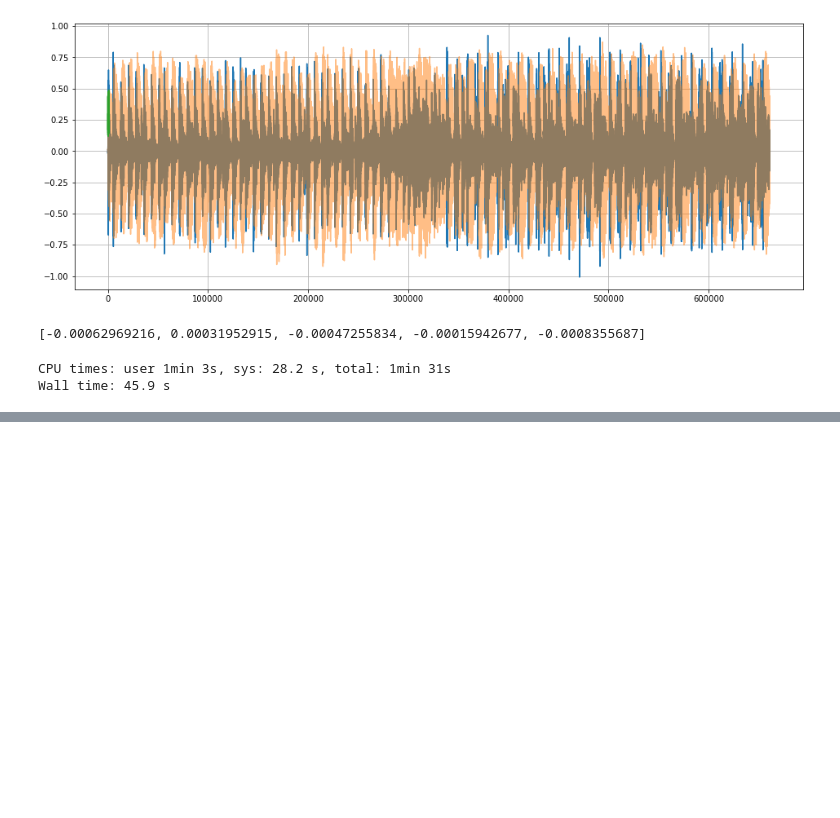
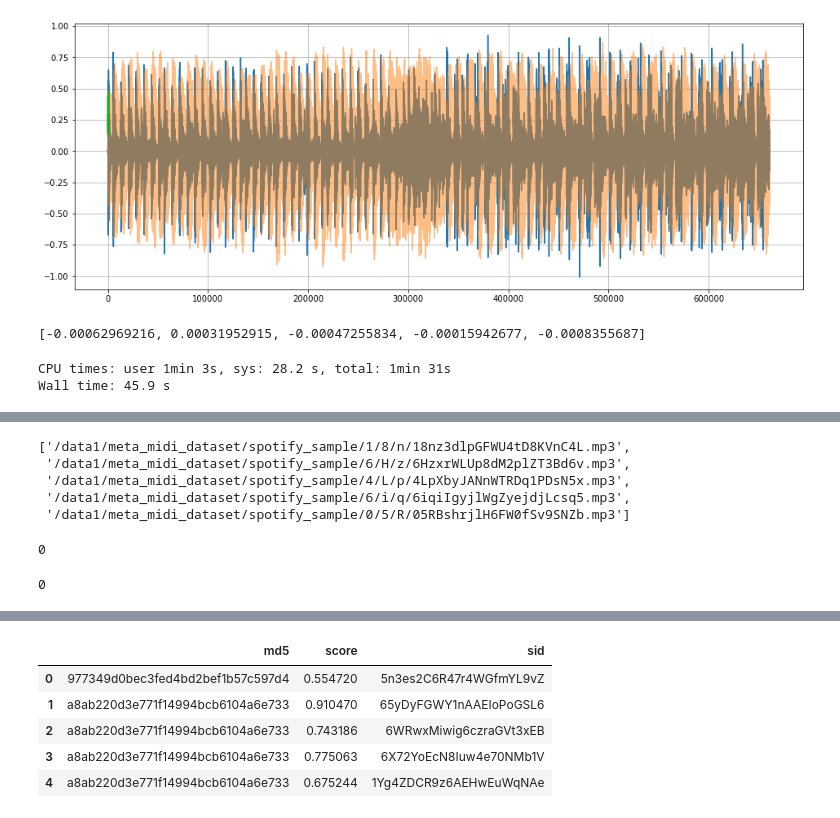
Before and after one commit to atsukoba/interactive-music-search, a Jupyter notebook: server/experiments/audio.ipynb, the cells around one changed output, grey strips where cells are left out. Cells and saved outputs as stored; diff of their text form; code cells hidden in the pictures; blank space fills up the shorter version.

```diff
--- a/server/experiments/audio.ipynb
+++ b/server/experiments/audio.ipynb
@@ -255,0 +282,29 @@ NameError: name 'results_df' is not defined
+# %%
+audio_files[:5]
+# %% [output]
+['/data1/meta_midi_dataset/spotify_sample/1/8/n/18nz3dlpGFWU4tD8KVnC4L.mp3',
+ '/data1/meta_midi_dataset/spotify_sample/6/H/z/6HzxrWLUp8dM2plZT3Bd6v.mp3',
+ '/data1/meta_midi_dataset/spotify_sample/4/L/p/4LpXbyJANnWTRDq1PDsN5x.mp3',
+ '/data1/meta_midi_dataset/spotify_sample/6/i/q/6iqiIgyjlWgZyejdjLcsq5.mp3',
+ '/data1/meta_midi_dataset/spotify_sample/0/5/R/05RBshrjlH6FW0fSv9SNZb.mp3']
+# %%
+cnts = [is_downloaded(p) for p in audio_files]
+
+cnts.count(True)
+# %% [output]
+0
+# %%
+from src.audio_feature import all_audio_files
+
+all_audio_files[:5]
+
+cnts = [is_downloaded(p) for p in all_audio_files]
+
+cnts.count(True)
+# %% [output]
+0
+# %%
+from src.datasets import MMD_audio_matches
+
+MMD_audio_matches.head(5)
+# %% [output]
@@ -255,0 +314,6 @@ NameError: name 'results_df' is not defined
+|  | md5 | score | sid |
+| 0 | 977349d0bec3fed4bd2bef1b57c597d4 | 0.554720 | 5n3es2C6R47r4WGfmYL9vZ |
+| 1 | a8ab220d3e771f14994bcb6104a6e733 | 0.910470 | 65yDyFGWY1nAAEIoPoGSL6 |
+| 2 | a8ab220d3e771f14994bcb6104a6e733 | 0.743186 | 6WRwxMiwig6czraGVt3xEB |
+| 3 | a8ab220d3e771f14994bcb6104a6e733 | 0.775063 | 6X72YoEcN8Iuw4e70NMb1V |
+| 4 | a8ab220d3e771f14994bcb6104a6e733 | 0.675244 | 1Yg4ZDCR9z6AEHwEuWqNAe |
```
Also changed, not shown: parts of 5 cells of this notebook, 2 other files.
